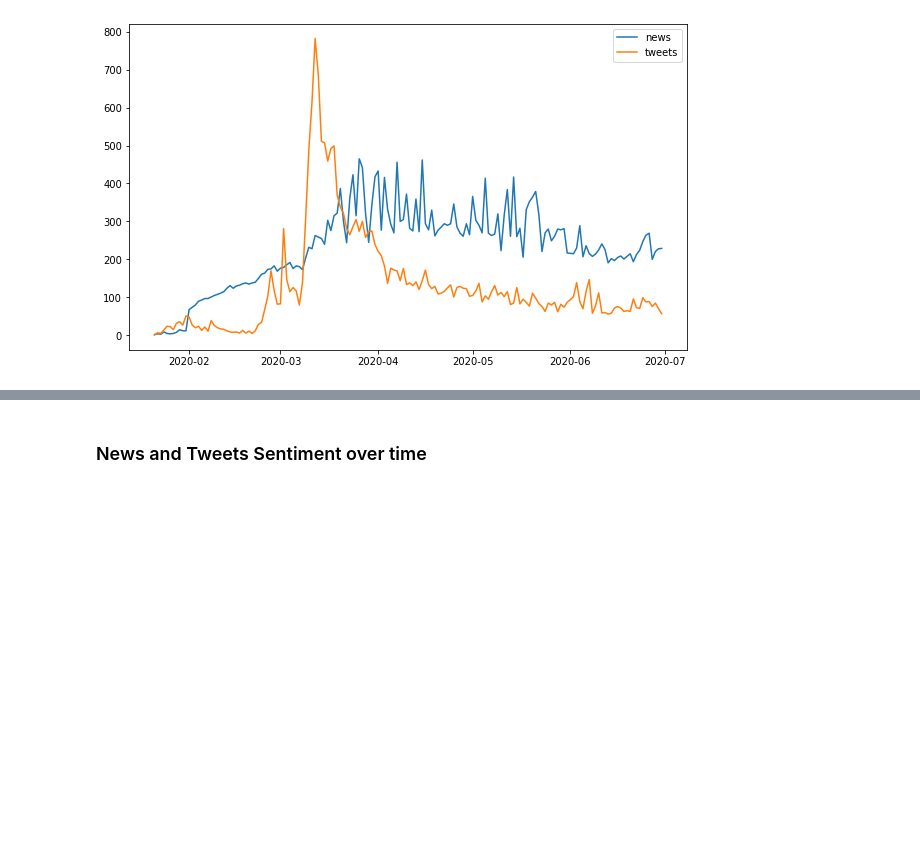
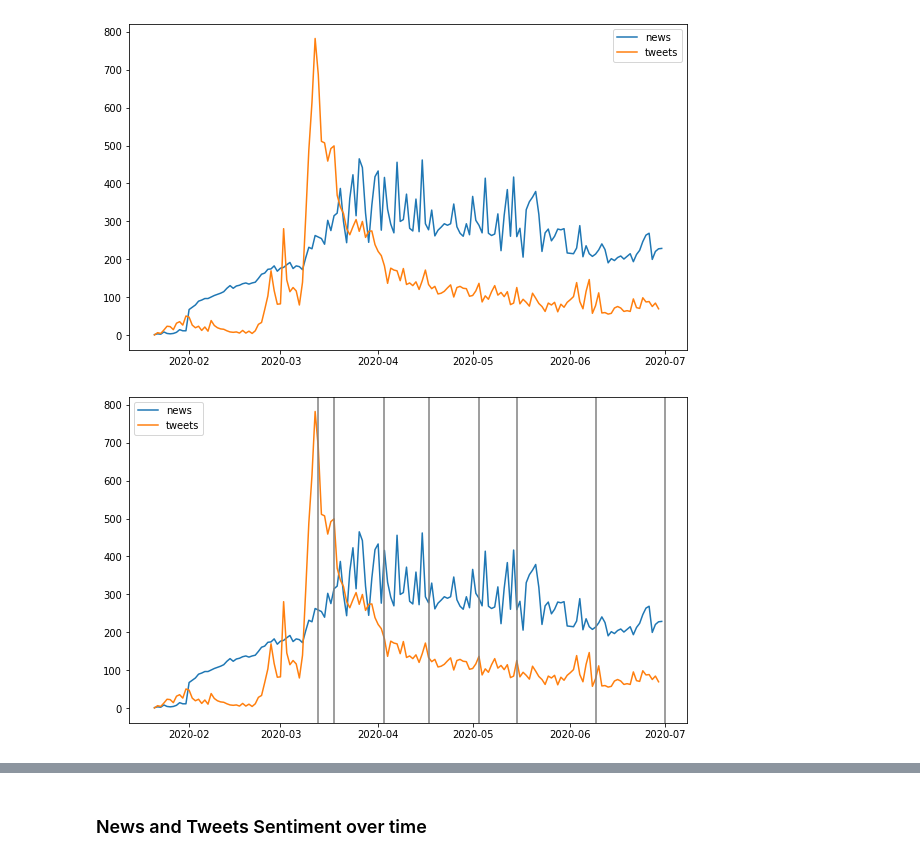
Before and after one commit to dssg-pt/miniproject-sentimentanalysis-covid, a Jupyter notebook: notebooks/news and tweets combined - analysis.ipynb, the cells around one changed output, grey strips where cells are left out. Drawn from its saved outputs; the diff is of its cells as text; code cells hidden in the pictures; blank space fills up the shorter version.

```diff
--- a/notebooks/news and tweets combined - analysis.ipynb
+++ b/notebooks/news and tweets combined - analysis.ipynb
@@ -102,0 +98,2 @@ news_2["date"] = news_2.data
+# %%
+news_2["date"] = pd.to_datetime(news_2['date'])
@@ -102,0 +115,2 @@ news_2["date"] = news_2.data
+# %%
+tweets_2["date2"] = pd.to_datetime(tweets_2['date']).dt.date
@@ -103,11 +123,26 @@ news_2["date"] = news_2.data
+# %%
+tweets_2.date = pd.to_datetime(tweets_2['date2'])
 # %%
 fig = plt.figure(figsize=(10,6))
 
 
 for frame in [news_2,tweets_2]:
-    plt.plot(frame["date"].value_counts().sort_index(), label=labels)
+    plt.plot(frame["date"].value_counts().sort_index())
 
 plt.legend(("news","tweets"))
 plt.show()
 # %% [output]
 [figure]
+# %%
+fig = plt.figure(figsize=(10,6))
+
+
+for frame in [news_2,tweets_2]:
+    plt.plot(frame["date"].value_counts().sort_index())
+
+plt.legend(("news","tweets"))
+for row_id, row_values in df_medidas.iterrows():
+    plt.axvline(row_values["data"],color="gray")
+plt.show()
+# %% [output]
+[figure, added]
```
Also changed, not shown: parts of 44 cells of this notebook.
